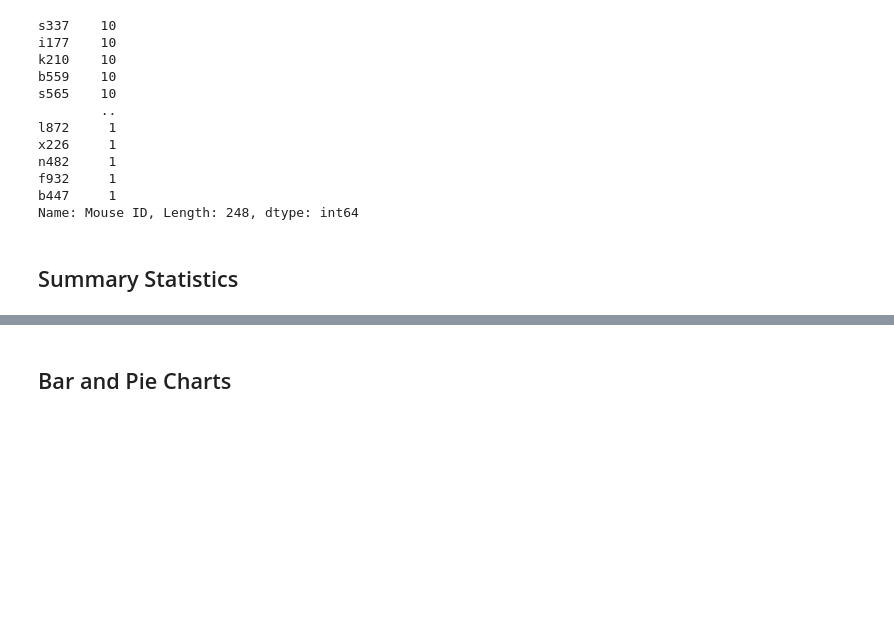
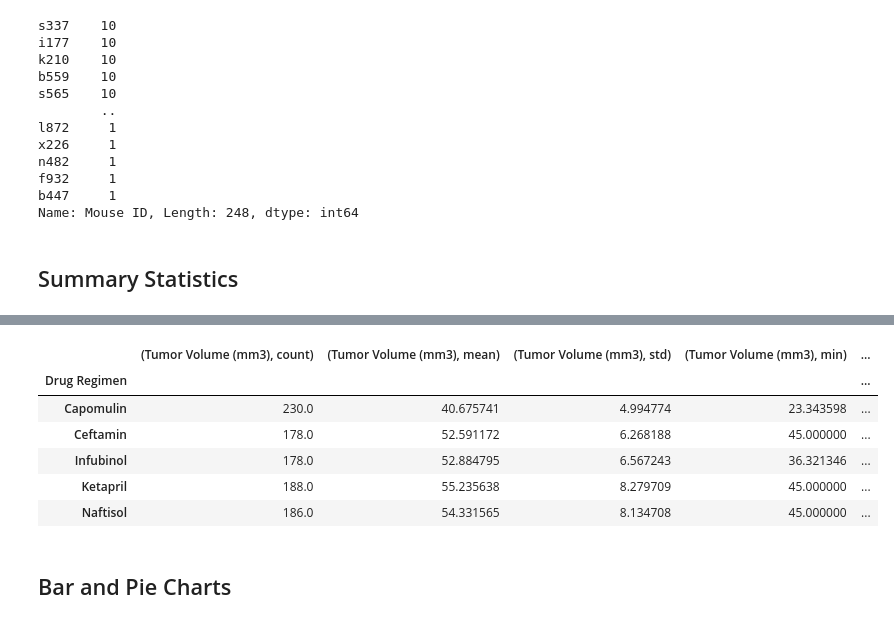
Before and after one commit to eddie0rNot/pymaceuticals-challenge, a Jupyter notebook: pymaceuticals_starter.ipynb, the cells around one changed output, grey strips where cells are left out. Drawn from its saved outputs; the diff is of its cells as text; code cells hidden in the pictures; blank space fills up the shorter version.

```diff
--- a/pymaceuticals_starter.ipynb
+++ b/pymaceuticals_starter.ipynb
@@ -184,0 +194,5 @@ Name: Mouse ID, Length: 248, dtype: int64
+# %%
+#calculate variance
+mouse_study_drug_group_var1 = mouse_study.groupby("Drug Regimen").var()
+mouse_study_drug_tumorvar = mouse_study_drug_group_var1.drop(columns=['Age_months','Timepoint','Weight (g)','Metastatic Sites'])
+mouse_study_drug_tumorvar.head()
@@ -185,3 +207,14 @@ Name: Mouse ID, Length: 248, dtype: int64
+# %%
+tumor_vol_results = mouse_study_drug_summary.join(mouse_study_drug_tumorvar,on="Drug Regimen")
+tumor_vol_results.head()
+# %% [output]
+|  | (Tumor Volume (mm3), count) | (Tumor Volume (mm3), mean) | (Tumor Volume (mm3), std) | (Tumor Volume (mm3), min) | ... |
+| Drug Regimen |  |  |  |  | ... |
+| Capomulin | 230.0 | 40.675741 | 4.994774 | 23.343598 | ... |
+| Ceftamin | 178.0 | 52.591172 | 6.268188 | 45.000000 | ... |
+| Infubinol | 178.0 | 52.884795 | 6.567243 | 36.321346 | ... |
+| Ketapril | 188.0 | 55.235638 | 8.279709 | 45.000000 | ... |
+| Naftisol | 186.0 | 54.331565 | 8.134708 | 45.000000 | ... |
 # %%
 # Generate a summary statistics table of mean, median, variance, standard deviation, and SEM of the tumor volume for each regimen
 
```
Also changed, not shown: parts of 8 cells of this notebook.
